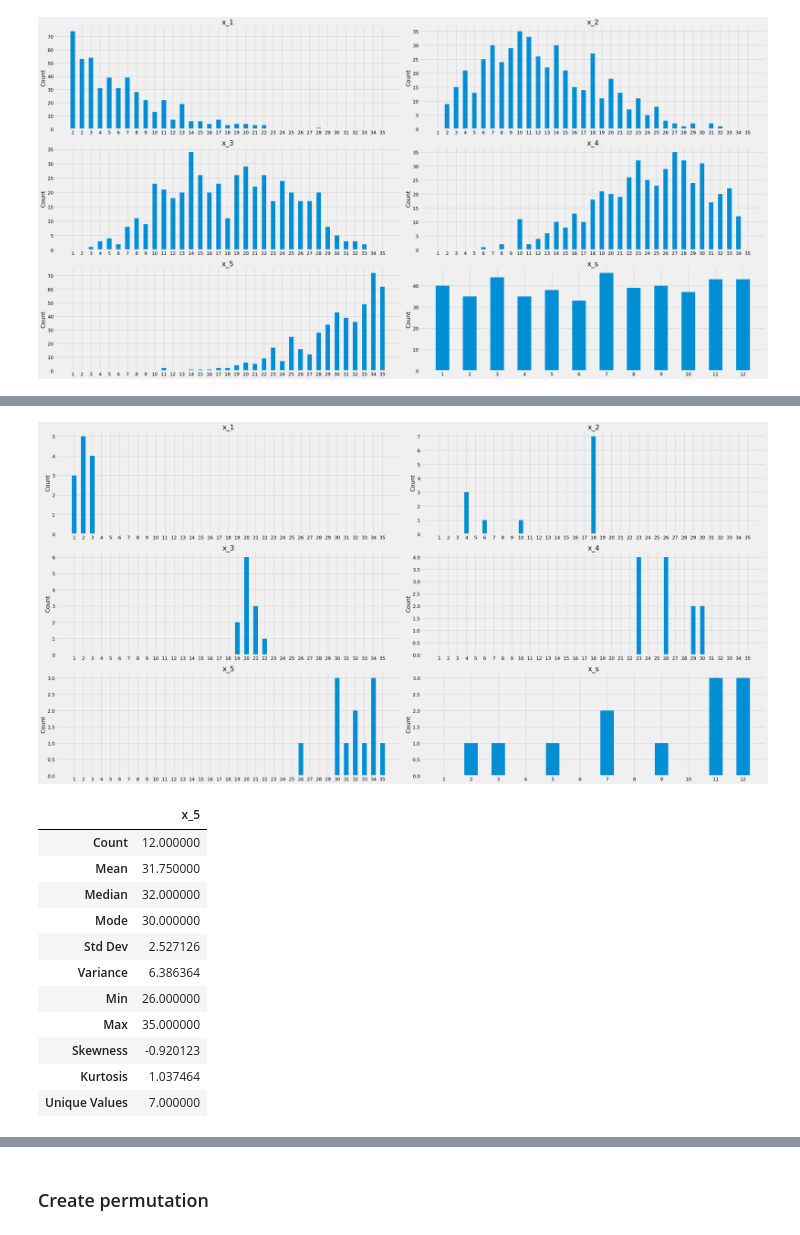
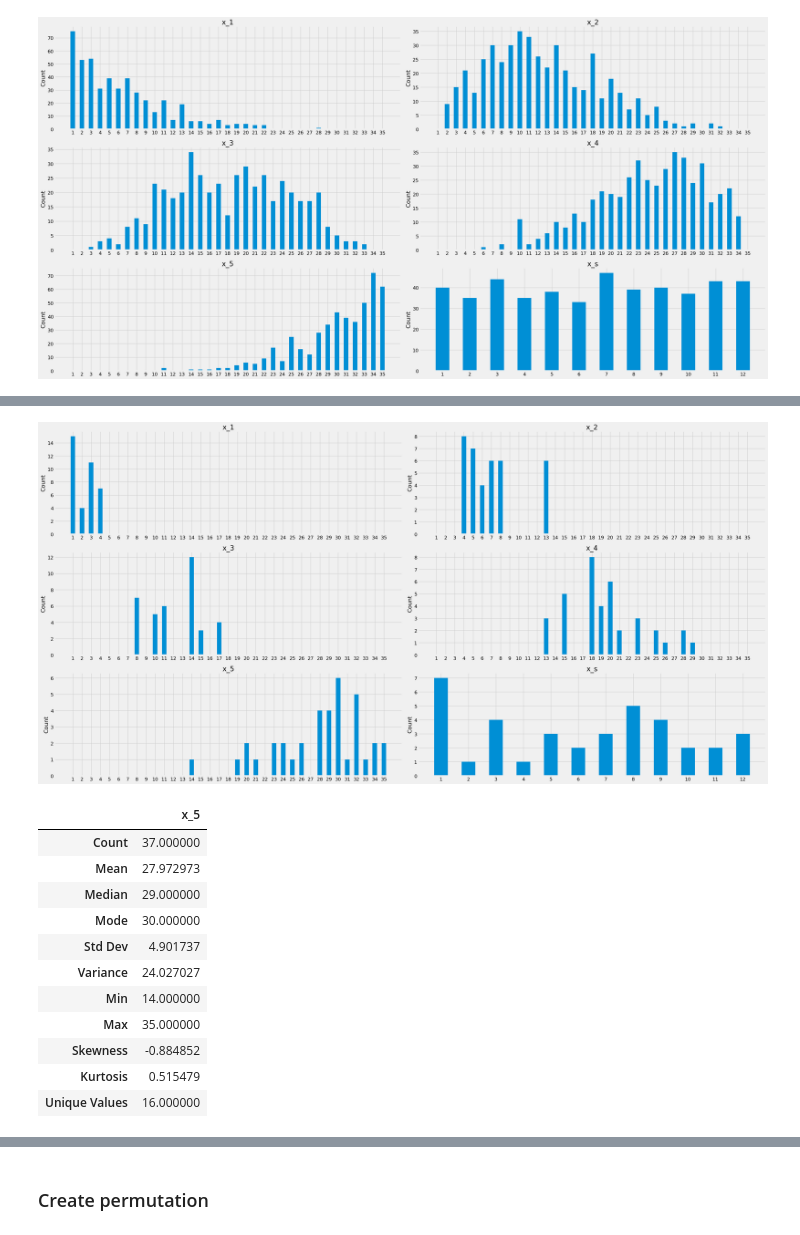
Before and after one commit to DucTrung1802/lucky_number, a Jupyter notebook: lotto_5_35.ipynb, the cells around one changed output, grey strips where cells are left out. Saved outputs shown, nothing was run; the diff lists cells and outputs as text; code cells hidden in the pictures.

```diff
--- a/lotto_5_35.ipynb
+++ b/lotto_5_35.ipynb
@@ -396,28 +397,28 @@ extended_summary(filter_3["x_4"])
 # %%
 filter_4 = cleaned_df[
-    cleaned_df["x_1"].isin(range(1, 4))
-    & cleaned_df["x_2"].isin([4, 6, 7, 10, 18])
-    & cleaned_df["x_3"].isin([19, 20, 21, 22])
-    & cleaned_df["x_4"].isin([23, 26, 29, 30])
+    cleaned_df["x_1"].isin([1, 2, 3, 4])
+    & cleaned_df["x_2"].isin([4, 5, 6, 7, 8, 13, 18])
+    & cleaned_df["x_3"].isin([8, 10, 11, 14, 15, 17])
+    & cleaned_df["x_4"].isin([13, 15, 18, 19, 20, 21, 23, 25, 26, 28, 29])
 ]
 
 plot_histograms(filter_4, mode="count")
 # %% [output]
-[figure, old version]
+[figure, new version]
 # %%
 extended_summary(filter_4["x_5"])
 # %% [output]
 |  | x_5 |
-| Count | 12.000000 |
-| Mean | 31.750000 |
-| Median | 32.000000 |
+| Count | 37.000000 |
+| Mean | 27.972973 |
+| Median | 29.000000 |
 | Mode | 30.000000 |
-| Std Dev | 2.527126 |
-| Variance | 6.386364 |
-| Min | 26.000000 |
+| Std Dev | 4.901737 |
+| Variance | 24.027027 |
+| Min | 14.000000 |
 | Max | 35.000000 |
-| Skewness | -0.920123 |
-| Kurtosis | 1.037464 |
-| Unique Values | 7.000000 |
+| Skewness | -0.884852 |
+| Kurtosis | 0.515479 |
+| Unique Values | 16.000000 |
 # %%
 filter_5 = cleaned_df[
```
Also changed, not shown: parts of 15 cells of this notebook, 4 other files.
